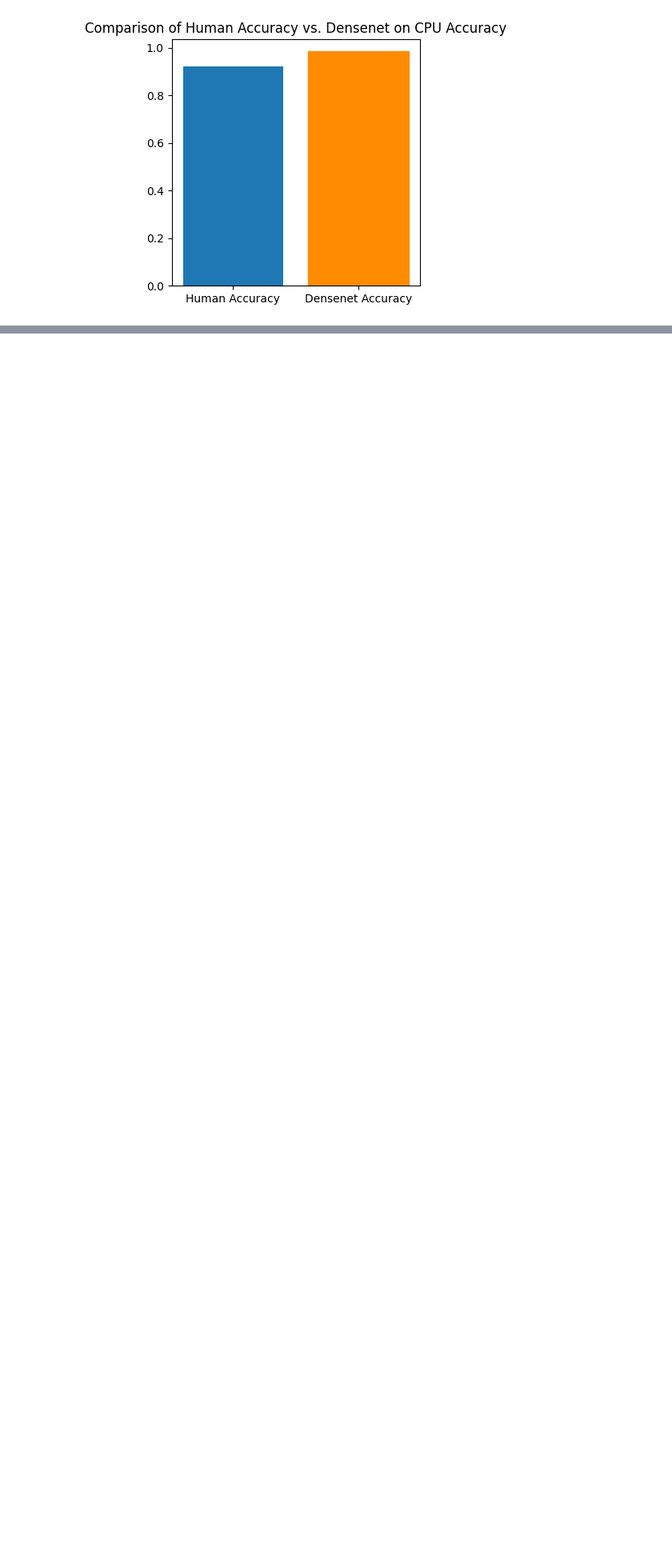
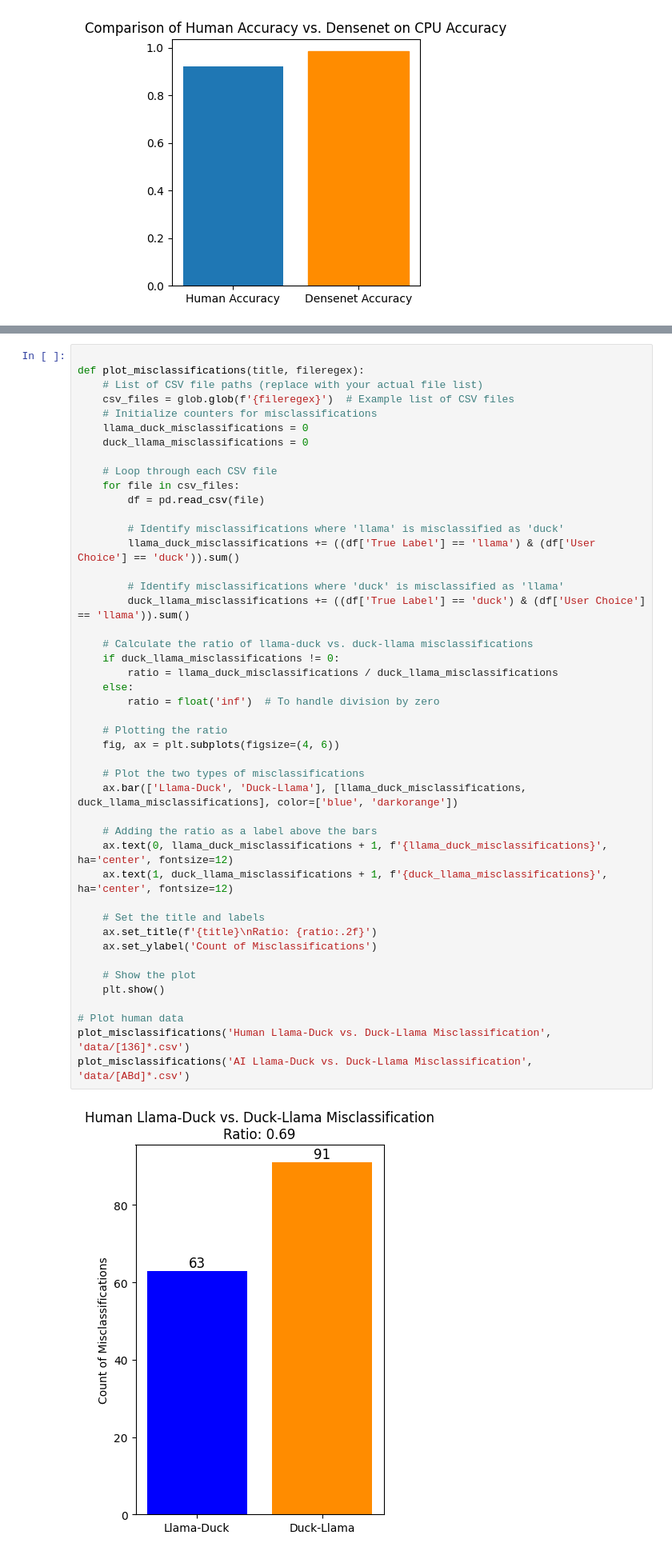
Before and after one commit to artiV4/LlamaOrDuck, a Jupyter notebook: data_analysis.ipynb, the cells around one changed output, grey strips where cells are left out. Shown at 80% size. Cells and saved outputs as stored; diff of their text form; blank space fills up the shorter version.

Commit message:
Add plots for comparing different types of misclassification

```diff
--- a/data_analysis.ipynb
+++ b/data_analysis.ipynb
@@ -404,0 +407,47 @@ plt.show()
+# %%
+
+def plot_misclassifications(title, fileregex):
+    # List of CSV file paths (replace with your actual file list)
+    csv_files = glob.glob(f'{fileregex}')  # Example list of CSV files
+    # Initialize counters for misclassifications
+    llama_duck_misclassifications = 0
+    duck_llama_misclassifications = 0
+
+    # Loop through each CSV file
+    for file in csv_files:
+        df = pd.read_csv(file)
+
+        # Identify misclassifications where 'llama' is misclassified as 'duck'
+        llama_duck_misclassifications += ((df['True Label'] == 'llama') & (df['User Choice'] == 'duck')).sum()
+
+        # Identify misclassifications where 'duck' is misclassified as 'llama'
+        duck_llama_misclassifications += ((df['True Label'] == 'duck') & (df['User Choice'] == 'llama')).sum()
+
+    # Calculate the ratio of llama-duck vs. duck-llama misclassifications
+    if duck_llama_misclassifications != 0:
+        ratio = llama_duck_misclassifications / duck_llama_misclassifications
+    else:
+        ratio = float('inf')  # To handle division by zero
+
+    # Plotting the ratio
+    fig, ax = plt.subplots(figsize=(4, 6))
+
+    # Plot the two types of misclassifications
+    ax.bar(['Llama-Duck', 'Duck-Llama'], [llama_duck_misclassifications, duck_llama_misclassifications], color=['blue', 'darkorange'])
+
+    # Adding the ratio as a label above the bars
+    ax.text(0, llama_duck_misclassifications + 1, f'{llama_duck_misclassifications}', ha='center', fontsize=12)
+    ax.text(1, duck_llama_misclassifications + 1, f'{duck_llama_misclassifications}', ha='center', fontsize=12)
+
+    # Set the title and labels
+    ax.set_title(f'{title}\nRatio: {ratio:.2f}')
+    ax.set_ylabel('Count of Misclassifications')
+
+    # Show the plot
+    plt.show()
+
+# Plot human data
+plot_misclassifications('Human Llama-Duck vs. Duck-Llama Misclassification', 'data/[136]*.csv')
+plot_misclassifications('AI Llama-Duck vs. Duck-Llama Misclassification', 'data/[ABd]*.csv')
+# %% [output]
+[figure, added]
```
Also changed, not shown: parts of 2 cells of this notebook.
